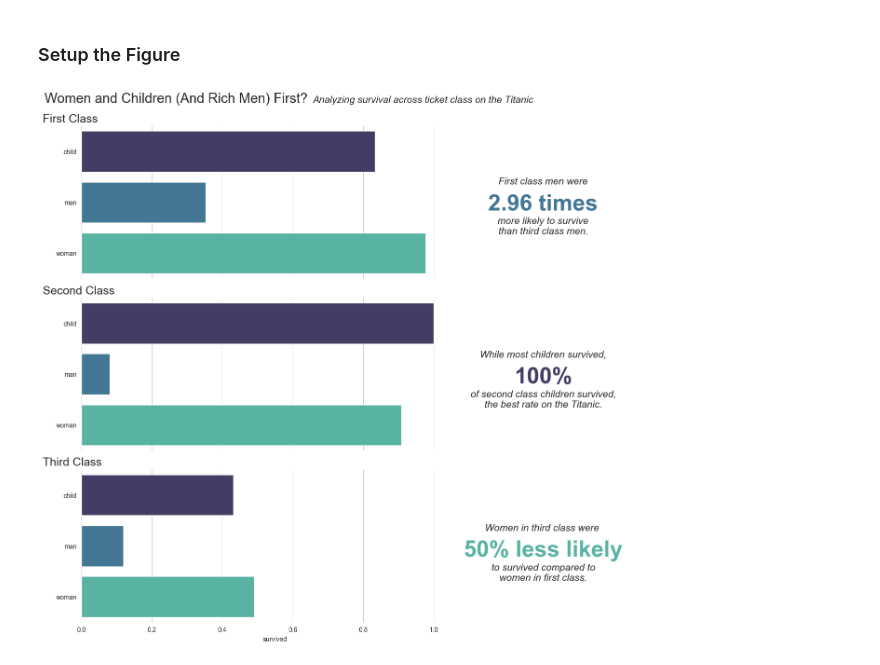
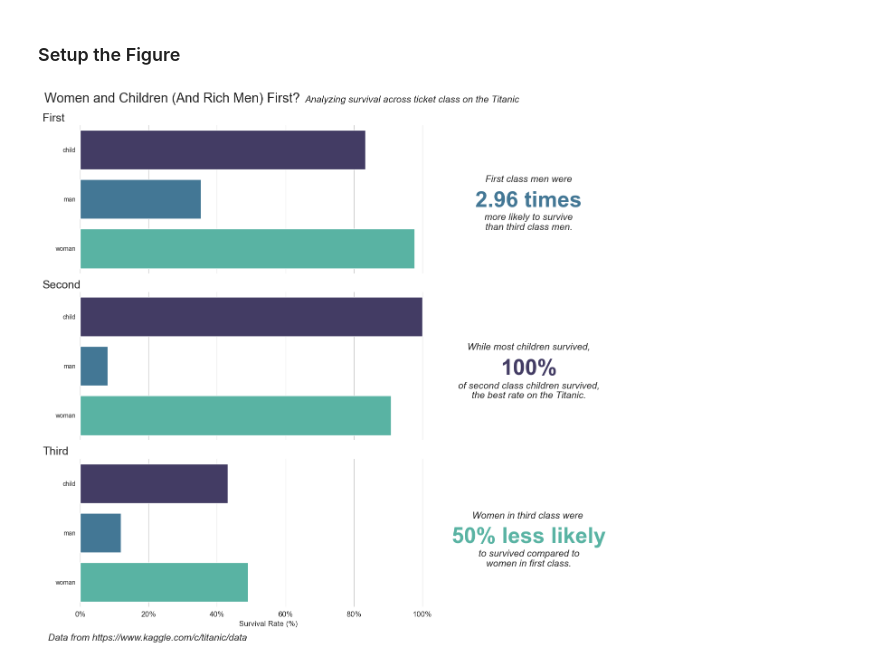
Before and after one commit to IMOsbo/DATA6550-Visualization, a Jupyter notebook: Code/Osborne/IsaiahOsborneVisualization.ipynb, the cells around one changed output. Drawn from its saved outputs; the diff is of its cells as text; code cells hidden in the pictures.

Commit message:
Cleaned up annotations; added data attribution

```diff
--- a/Code/Osborne/IsaiahOsborneVisualization.ipynb
+++ b/Code/Osborne/IsaiahOsborneVisualization.ipynb
@@ -62,6 +62,8 @@ survivalDecreasePoorWomen = thirdClassWomen / firstClassWomen
 survivalDecreasePoorWomen
 # %% [output]
 0.5022669032130889
+# %%
+classes = ["First", "Second", "Third"]
 # %% [markdown]
 ### Setup the Figure
 # %%
@@ -125,8 +129,14 @@ for i in range(3):
     if i != 2:
         graph.set_xticklabels([])
         graph.set_xlabel("")
+    else:
+        # format them to be percentages
+        # from here: https://stackoverflow.com/a/31357733
+        vals = graph.get_xticks()
+        graph.set_xticklabels([f"{x:.0%}" for x in vals], size=12)
+        graph.set_xlabel("Survival Rate (%)", size=12)
 
-    graph.set_title(classes[i], loc="left", x=-0.1, fontdict={"size": 18})
+    graph.set_title(classes[i], loc="left", x=-0.1, size=18)
 
 
 figure.subplots_adjust(top=0.92)
@@ -155,31 +165,39 @@ sideAnnotation(
 sideAnnotation(
     figure=figure,
     firstLine="While most children survived,",
     callout=f"{survivalRateChildren:.0%}",
     finalLine="of second class children survived,\nthe best rate on the Titanic.",
     calloutColor="#433c64",
     y=0.47,
     x=1.15,
 )
 
 # callout out women values
 sideAnnotation(
     figure=figure,
     firstLine="Women in third class were ",
     callout=f"{survivalDecreasePoorWomen:.0%} less likely",
     finalLine="to survived compared to\nwomen in first class.",
     calloutColor="#59b3a3",
     y=0.16,
     x=1.15,
 )
 
 # I know it's icky, but it stretches out the figure for us...
 figure.text(
     1.35,
     0.5,
     " ",
 )
 
+figure.text(
+    -0.03,
+    -0.03,
+    "Data from https://www.kaggle.com/c/titanic/data",
+    style="italic",
+    size=15,
+)
+
 plt.show()
 # %% [output]
-[figure, old version]
+[figure, new version]
```
Also changed, not shown: parts of 3 cells of this notebook.
